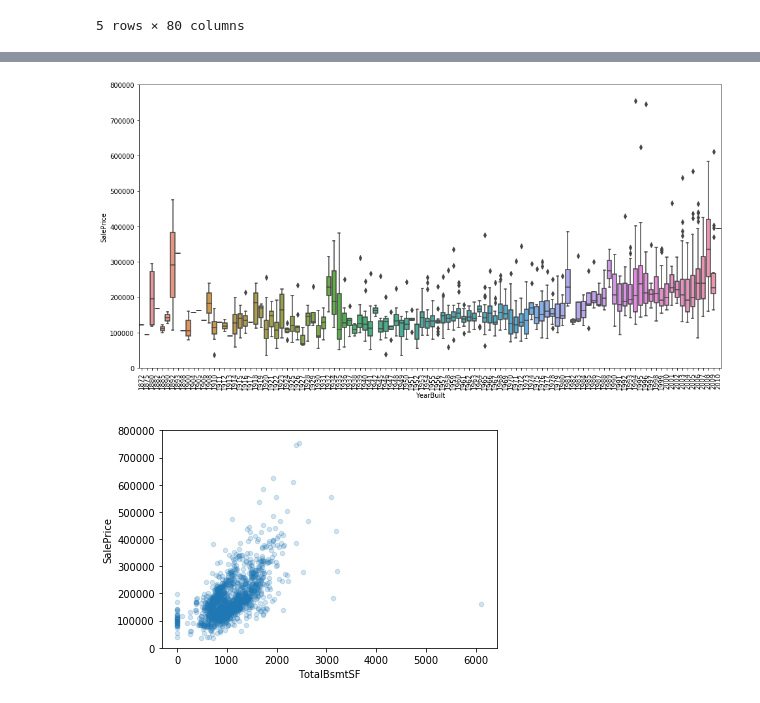
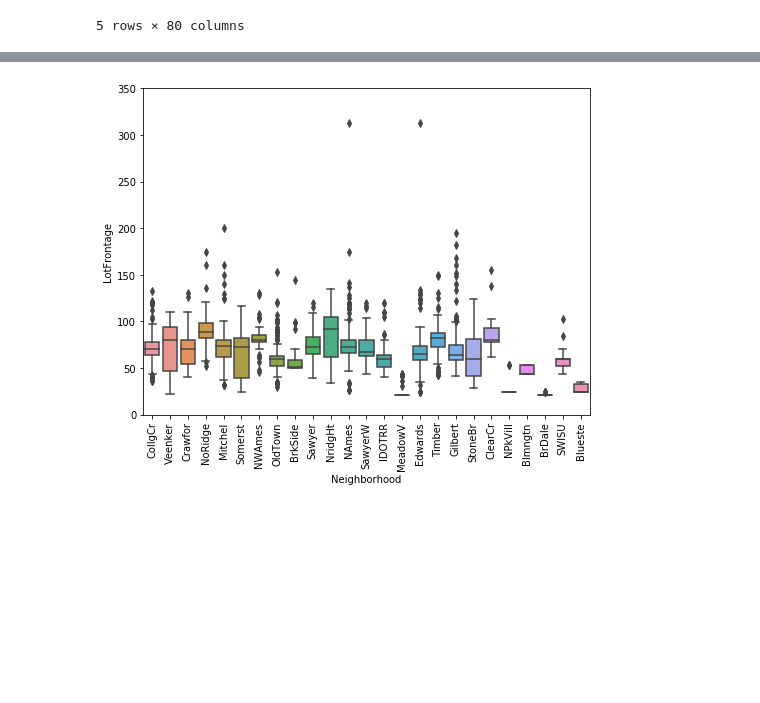
Before and after one commit to SergeyAnokhin/jupyter, a Jupyter notebook: kaggle/HousePrices/main.ipynb, the cells around one changed output, grey strips where cells are left out. Saved outputs shown, nothing was run; the diff lists cells and outputs as text; code cells hidden in the pictures; blank space fills up the shorter version.

Commit message:
work on housePrices  : fill NA

```diff
--- a/kaggle/HousePrices/main.ipynb
+++ b/kaggle/HousePrices/main.ipynb
@@ -38,0 +85,3 @@ NameError: name 'df_train' is not defined
+# %%
+#We use the numpy fuction log1p which  applies log(1+x) to all elements of the column
+df["SalePrice"] = np.log1p(df["SalePrice"])
@@ -38,0 +90,7 @@ NameError: name 'df_train' is not defined
+# %%
+ntrain = df.shape[0]
+ntest = ts.shape[0]
+y_train = df.SalePrice.values
+all_data = pd.concat((df, ts)).reset_index(drop=True)
+all_data.drop(['SalePrice'], axis=1, inplace=True)
+print("all_data size is : {}".format(all_data.shape))
@@ -39,17 +189,10 @@ NameError: name 'df_train' is not defined
 # %%
 #box plot overallqual/saleprice
-var = 'YearBuilt' #'OverallQual'
-data = pd.concat([df['SalePrice'], df[var]], axis=1)
-f, ax = plt.subplots(figsize=(16, 8))
-fig = sns.boxplot(x=var, y="SalePrice", data=data)
-fig.axis(ymin=0, ymax=800000);
+var = 'Neighborhood'
+data = pd.concat([all_data['LotFrontage'], all_data[var]], axis=1)
+f, ax = plt.subplots(figsize=(8, 6))
+fig = sns.boxplot(x=var, y="LotFrontage", data=data)
+fig.axis(ymin=0, ymax=350);
 plt.xticks(rotation=90);
 # %% [output]
-[figure, old version]
+[figure, new version]
-# %%
-#scatter plot totalbsmtsf/saleprice
-var = 'TotalBsmtSF'
-data = pd.concat([df['SalePrice'], df[var]], axis=1)
-data.plot.scatter(x=var, y='SalePrice', ylim=(0,800000), alpha=0.2);
-# %% [output]
-[figure, removed]
```
Also changed, not shown: parts of 29 cells of this notebook, 1 other file.
